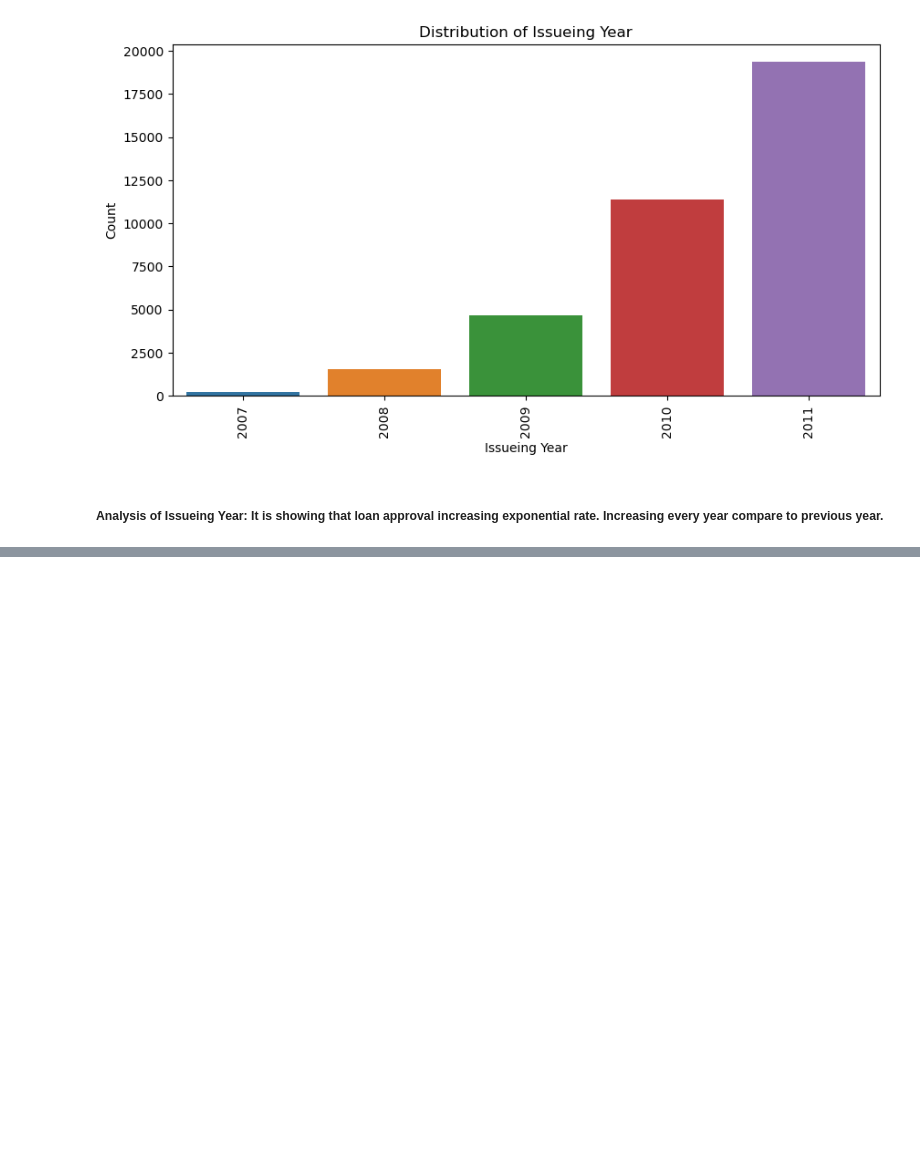
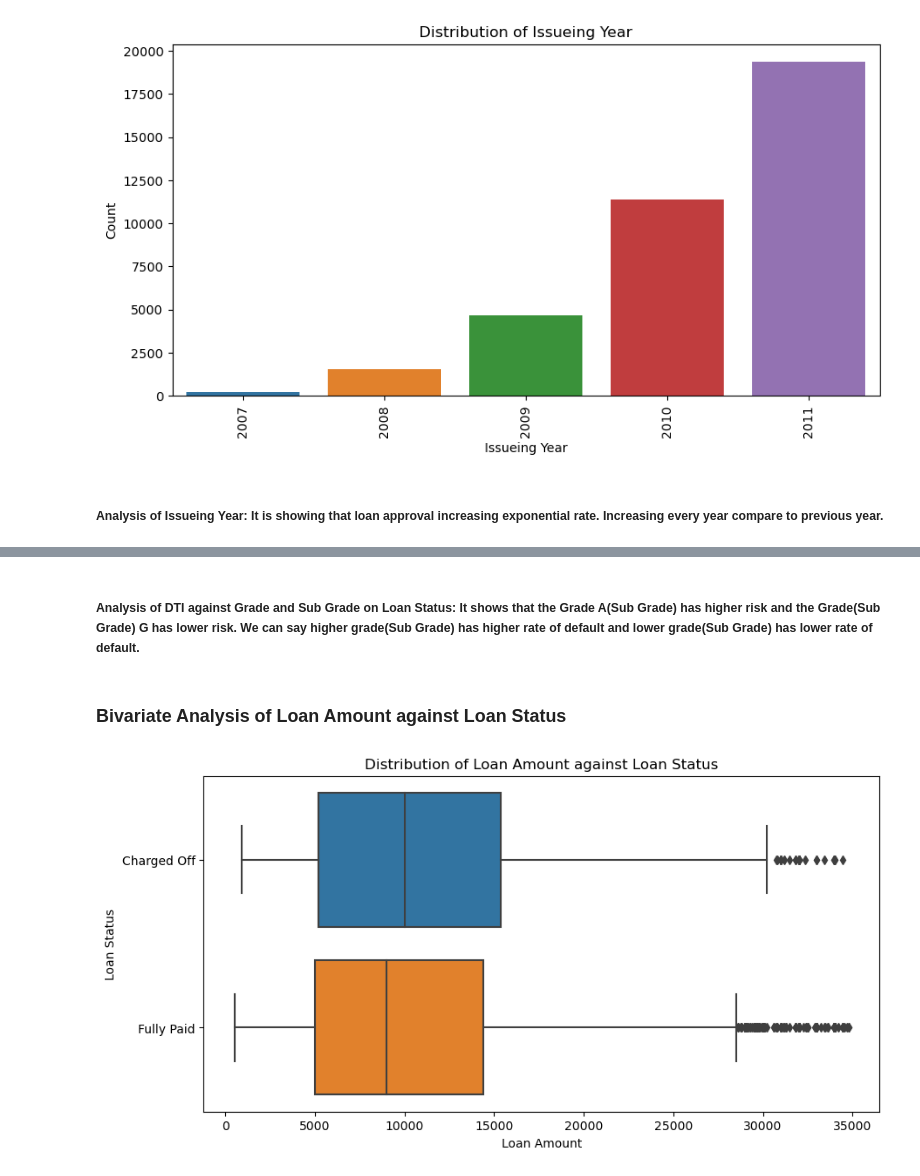
Before and after one commit to RavishankarDuMCA10/LendingClubCaseStudy, a Jupyter notebook: Ravi_Shankar_Kushwaha.ipynb, the cells around one changed output, grey strips where cells are left out. Cells and saved outputs as stored; diff of their text form; code cells hidden in the pictures; blank space fills up the shorter version.

```diff
--- a/Ravi_Shankar_Kushwaha.ipynb
+++ b/Ravi_Shankar_Kushwaha.ipynb
@@ -976,0 +997,14 @@ plt.show()
+# %% [markdown]
+##### Analysis of DTI against Grade and Sub Grade on Loan Status: It shows that the Grade A(Sub Grade) has higher risk and the Grade(Sub Grade) G has lower risk. We can say higher grade(Sub Grade) has higher rate of default and lower grade(Sub Grade) has lower rate of default.
+# %% [markdown]
+### Bivariate Analysis of Loan Amount against Loan Status
+# %%
+# Distribution of Loan Amount against Loan Status
+plt.figure(figsize=(10,5))
+sns.boxplot(data=loan,  x='loan_amnt', y='loan_status')
+plt.title('Distribution of Loan Amount against Loan Status')
+plt.xlabel('Loan Amount')
+plt.ylabel('Loan Status')
+plt.show()
+# %% [output]
+[figure, added]
```
Also changed, not shown: parts of 33 cells of this notebook.
